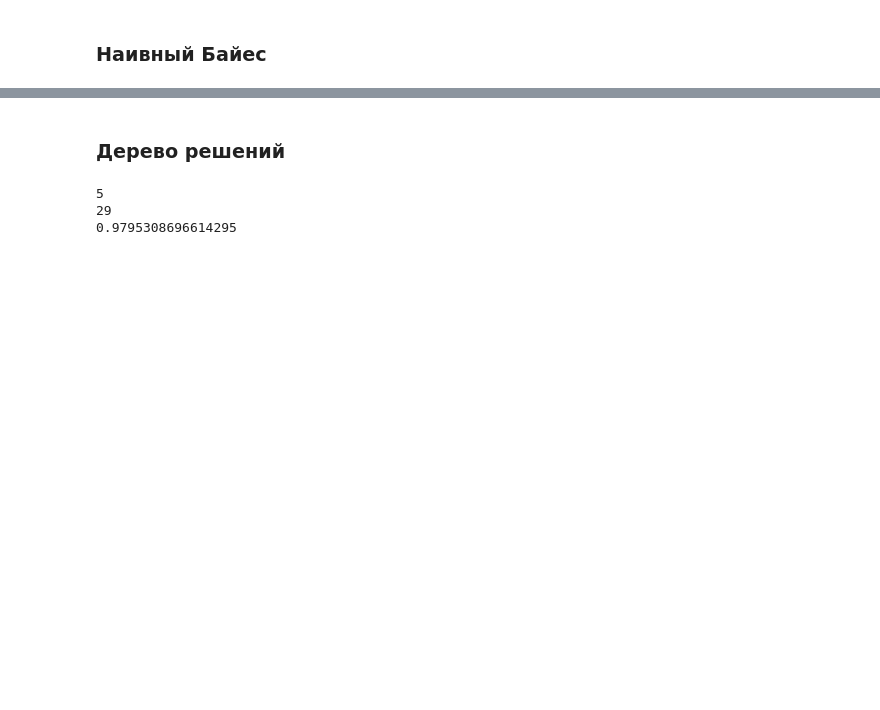
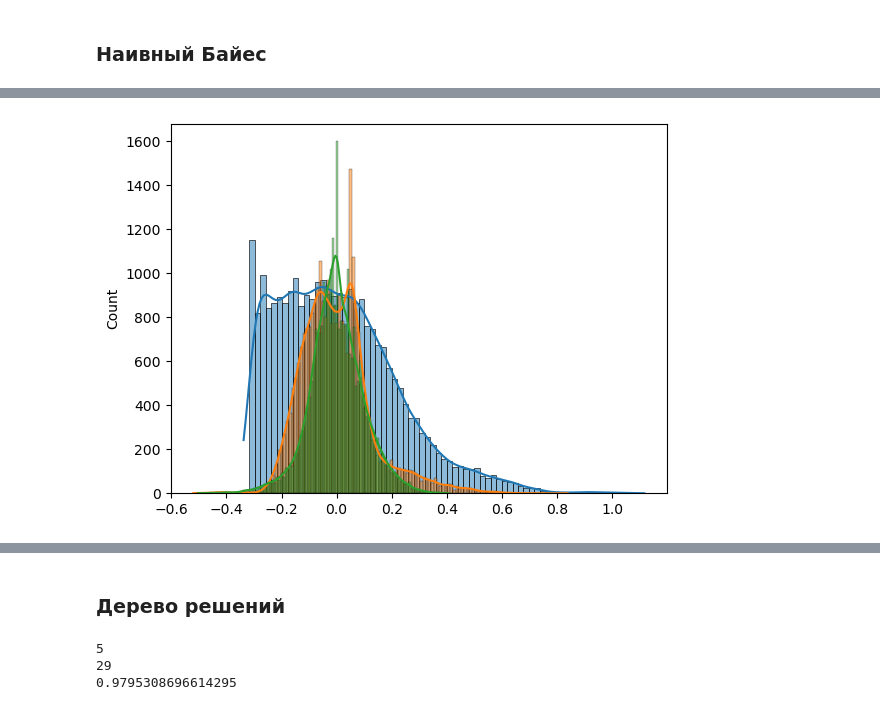
Before and after one commit to twisted1g/BigDataLabs, a Jupyter notebook: lab5/classification.ipynb, the cells around one changed output, grey strips where cells are left out. Cells and saved outputs as stored; diff of their text form; code cells hidden in the pictures; blank space fills up the shorter version.

```diff
--- a/lab5/classification.ipynb
+++ b/lab5/classification.ipynb
@@ -55,0 +70,13 @@ print(accuracy_score(y_test, nb_predicts))
+# %%
+from sklearn.decomposition import PCA
+
+pca = PCA(n_components=3)
+X_train_pca = pca.fit_transform(X_train)
+X_test_pca = pca.transform(X_test)
+# %%
+import seaborn as sns
+
+for i in range(3):
+    sns.histplot(X_train_pca[:, i], kde=True)
+# %% [output]
+[figure, added]
```
Also changed, not shown: parts of 19 cells of this notebook.
